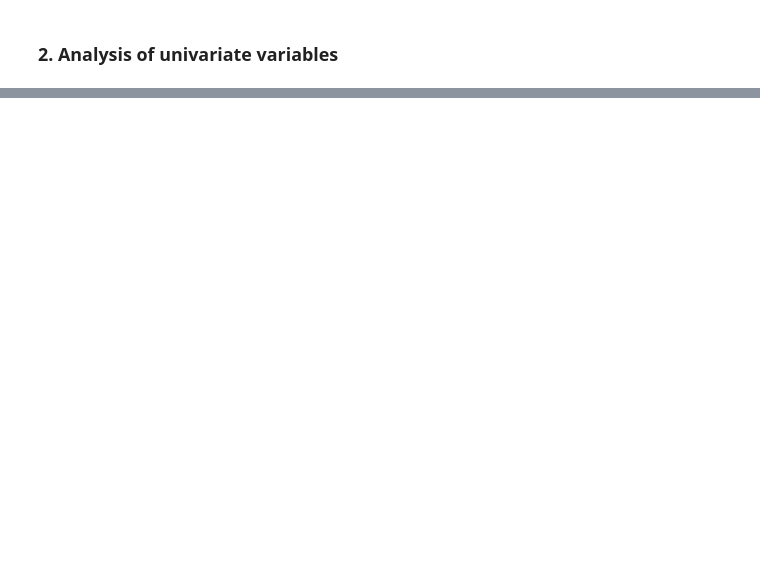
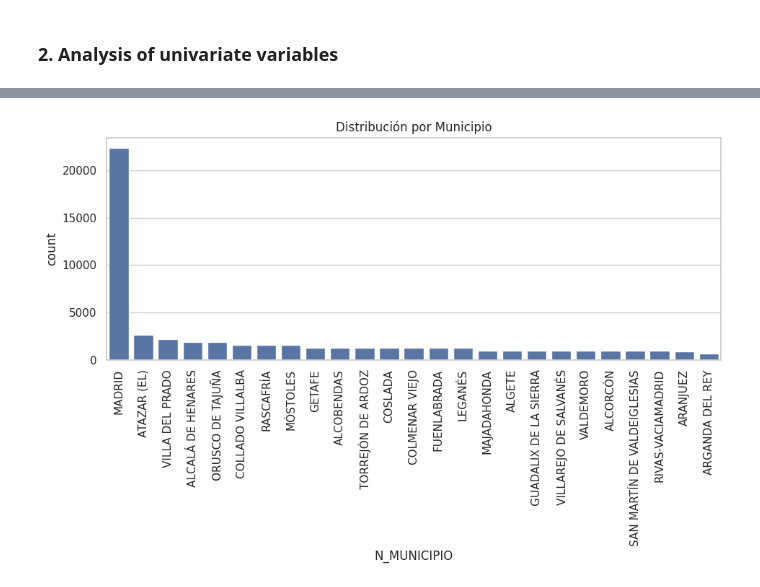
Before and after one commit to Yakondra/Final-project-air-quality, a Jupyter notebook: src/EDA_madrid.ipynb, the cells around one changed output, grey strips where cells are left out. Drawn from its saved outputs; the diff is of its cells as text; code cells hidden in the pictures; blank space fills up the shorter version.

```diff
--- a/src/EDA_madrid.ipynb
+++ b/src/EDA_madrid.ipynb
@@ -138,0 +139,15 @@ plt.show()
+# %%
+# Distribución de datos en la columna 'PROVINCIA', con las provincias ordenadas por frecuencia en orden descendente en el eje x.
+# Proporciona una visualización de cuántas veces aparece cada provincia en tus datos.
+sns.set(style="whitegrid")
+
+plt.figure(figsize=(11, 4))
+
+# Suponiendo que clean_df es tu DataFrame y tiene una columna 'PROVINCIA'
+sns.countplot(data=madrid_df, x='N_MUNICIPIO', order = madrid_df['N_MUNICIPIO'].value_counts().index)
+
+plt.title('Distribución por Municipio')
+plt.xticks(rotation=90)
+plt.show()
+# %% [output]
+[figure, added]
```
Also changed, not shown: parts of 18 cells of this notebook, 4 other files.
